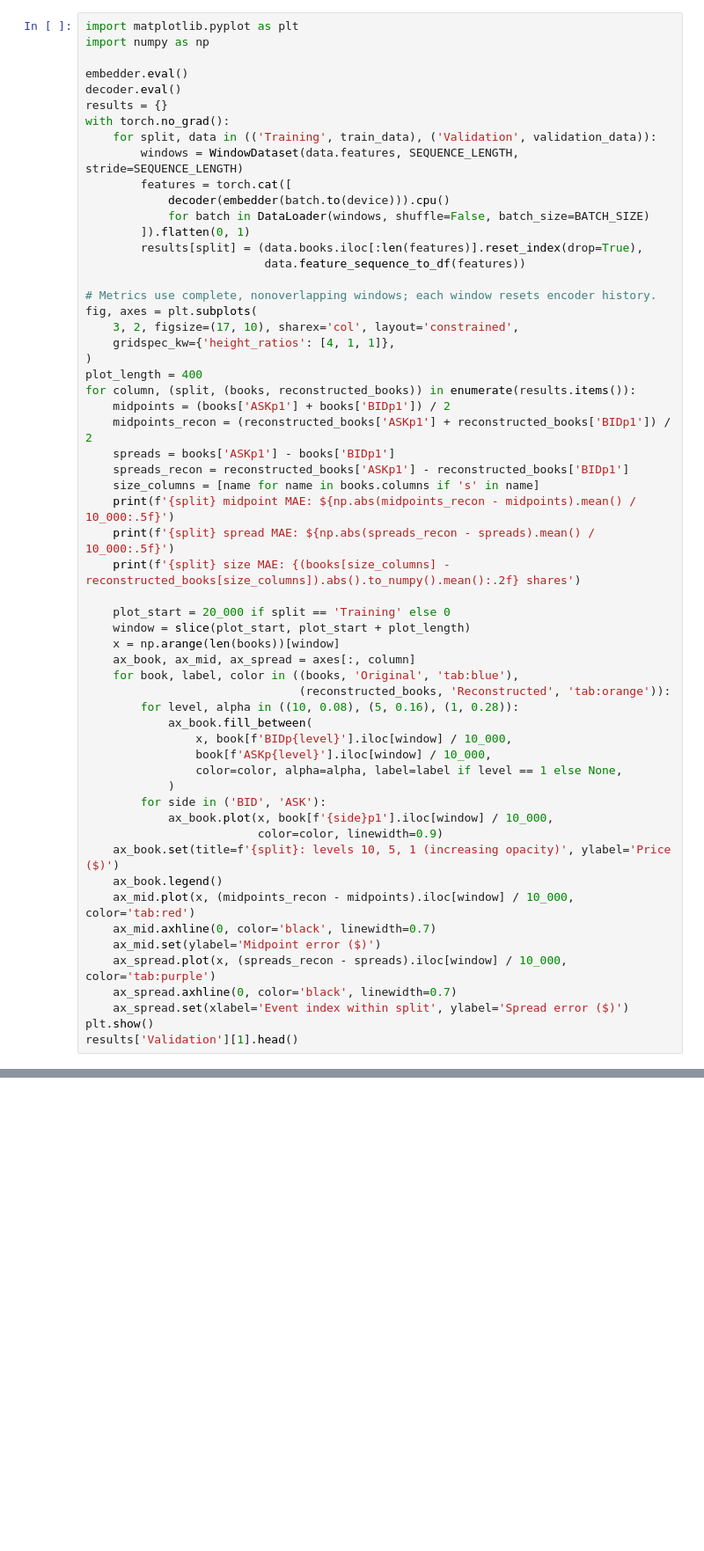
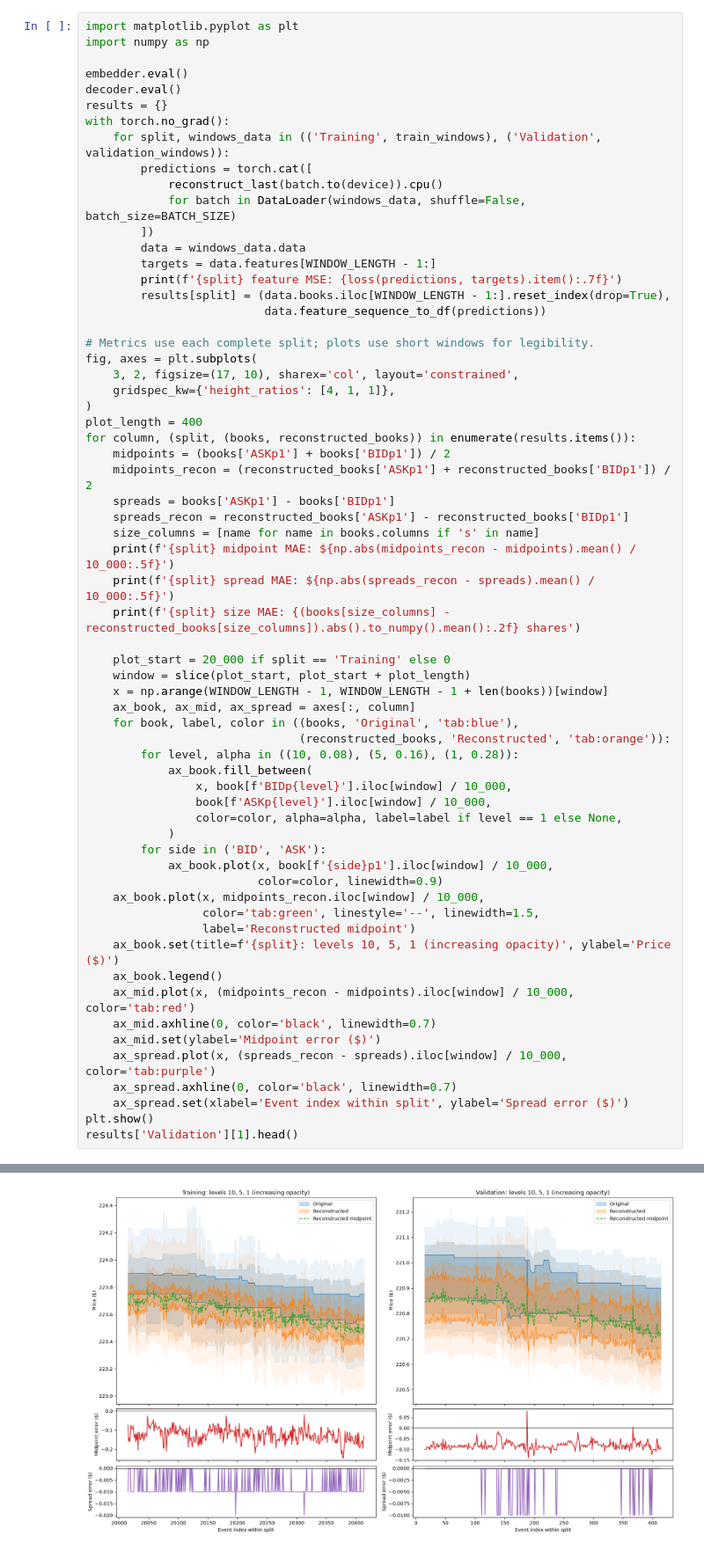
Before and after one commit to carsonalh/PatternAnalysis-2026, a Jupyter notebook: recognition/notebooks/lobster_autoencoder.ipynb, the cells around one changed output, grey strips where cells are left out. Shown at 88% size. Cells and saved outputs as stored; diff of their text form; blank space fills up the shorter version.

```diff
--- a/recognition/notebooks/lobster_autoencoder.ipynb
+++ b/recognition/notebooks/lobster_autoencoder.ipynb
@@ -53,16 +125,18 @@ embedder.eval()
 decoder.eval()
 results = {}
 with torch.no_grad():
-    for split, data in (('Training', train_data), ('Validation', validation_data)):
-        windows = WindowDataset(data.features, SEQUENCE_LENGTH, stride=SEQUENCE_LENGTH)
-        features = torch.cat([
-            decoder(embedder(batch.to(device))).cpu()
-            for batch in DataLoader(windows, shuffle=False, batch_size=BATCH_SIZE)
-        ]).flatten(0, 1)
-        results[split] = (data.books.iloc[:len(features)].reset_index(drop=True),
-                          data.feature_sequence_to_df(features))
+    for split, windows_data in (('Training', train_windows), ('Validation', validation_windows)):
+        predictions = torch.cat([
+            reconstruct_last(batch.to(device)).cpu()
+            for batch in DataLoader(windows_data, shuffle=False, batch_size=BATCH_SIZE)
+        ])
+        data = windows_data.data
+        targets = data.features[WINDOW_LENGTH - 1:]
+        print(f'{split} feature MSE: {loss(predictions, targets).item():.7f}')
+        results[split] = (data.books.iloc[WINDOW_LENGTH - 1:].reset_index(drop=True),
+                          data.feature_sequence_to_df(predictions))
 
-# Metrics use complete, nonoverlapping windows; each window resets encoder history.
+# Metrics use each complete split; plots use short windows for legibility.
 fig, axes = plt.subplots(
     3, 2, figsize=(17, 10), sharex='col', layout='constrained',
     gridspec_kw={'height_ratios': [4, 1, 1]},
@@ -80,7 +154,7 @@ for column, (split, (books, reconstructed_books)) in enumerate(results.items()):
 
     plot_start = 20_000 if split == 'Training' else 0
     window = slice(plot_start, plot_start + plot_length)
-    x = np.arange(len(books))[window]
+    x = np.arange(WINDOW_LENGTH - 1, WINDOW_LENGTH - 1 + len(books))[window]
     ax_book, ax_mid, ax_spread = axes[:, column]
     for book, label, color in ((books, 'Original', 'tab:blue'),
                                (reconstructed_books, 'Reconstructed', 'tab:orange')):
@@ -93,6 +167,9 @@ for column, (split, (books, reconstructed_books)) in enumerate(results.items()):
         for side in ('BID', 'ASK'):
             ax_book.plot(x, book[f'{side}p1'].iloc[window] / 10_000,
                          color=color, linewidth=0.9)
+    ax_book.plot(x, midpoints_recon.iloc[window] / 10_000,
+                 color='tab:green', linestyle='--', linewidth=1.5,
+                 label='Reconstructed midpoint')
     ax_book.set(title=f'{split}: levels 10, 5, 1 (increasing opacity)', ylabel='Price ($)')
     ax_book.legend()
     ax_mid.plot(x, (midpoints_recon - midpoints).iloc[window] / 10_000, color='tab:red')
@@ -103,3 +180,4 @@ for column, (split, (books, reconstructed_books)) in enumerate(results.items()):
     ax_spread.set(xlabel='Event index within split', ylabel='Spread error ($)')
 plt.show()
 results['Validation'][1].head()
+# %% [output]
@@ -105,0 +192 @@ results['Validation'][1].head()
+[figure, added]
```
Also changed, not shown: parts of 8 cells of this notebook, 1 other file.
